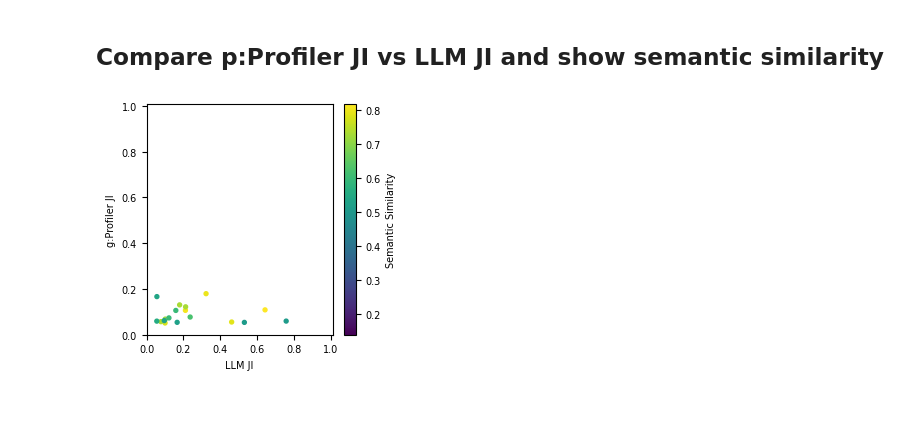
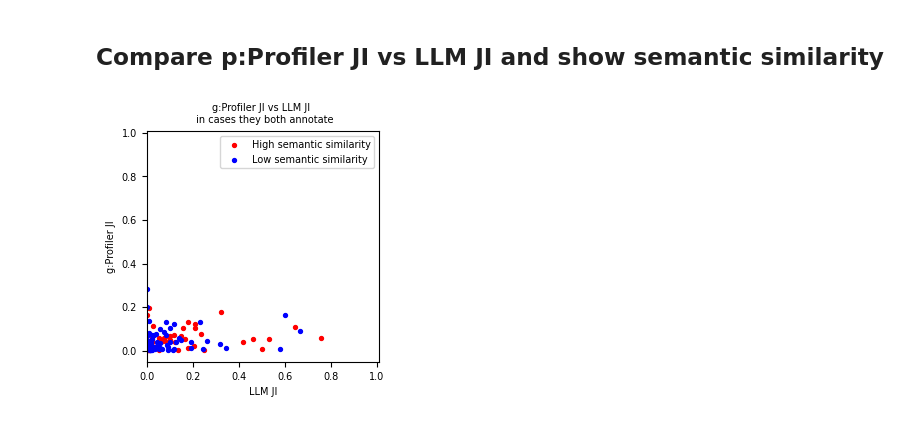
Before and after one commit to idekerlab/llm_evaluation_for_gene_set_interpretation, a Jupyter notebook: Analyze_gprofiler_annotation.ipynb, the cells around one changed output. Cells and saved outputs as stored; diff of their text form; code cells hidden in the pictures.

```diff
--- a/Analyze_gprofiler_annotation.ipynb
+++ b/Analyze_gprofiler_annotation.ipynb
@@ -472,7 +627,9 @@ sum(reduced_LLM_genes_by_apv_JI_DF['Term'] != reduced_LLM_genes_by_max_JI_DF['Te
 ## Computing semantic similarity of GO term name and LLM name when both methods yield a name using run_omics_sem_sim.py
 # %%
 # load the semantic similarity
-similarity_df = pd.read_csv("data/omics_revamped_LLM_gprofiler_new_gene_name_reduce_APV_add_JI_thresh_005_simVals_DF.tsv", sep="\t")
+# similarity_df = pd.read_csv("data/omics_revamped_LLM_gprofiler_new_gene_name_reduce_APV_add_JI_thresh_005_simVals_DF.tsv", sep="\t")
+similarity_df = pd.read_csv("data/omics_revamped_LLM_gprofiler_new_gene_name_DF_APV_only_simVals_DF.tsv", sep="\t")
+# similarity_df = pd.read_csv("data/omics_revamped_LLM_gprofiler_new_gene_name_DF_max_JI_significant_simVals_DF.tsv", sep="\t")
 print(similarity_df.shape)
 similarity_df.sort_values(by='LLM_name_GO_term_sim', ascending=False, inplace=True)
 similarity_df.head(5)
@@ -553,57 +718,53 @@ plt.show()
 # %%
 
 
-# Define the range of semantic similarity you're interested in
-similarity_min = 0.5
-similarity_max = 0.99
+# Define the semantic similarity threshold you're interested in splitting the data
+similarity_thre = 0.5
 
 y_field = 'gprofiler_JI'
 y_label = 'g:Profiler JI'
 x_field = 'LLM_JI'
 x_label = 'LLM JI'
 
 # y_field = 'gprofiler_coverage'
 # y_label = 'g:Profiler coverage'
 # x_field = 'LLM_coverage'
 # x_label = 'LLM coverage'
 
 # Filter the DataFrame
-filtered_data = both_success[(both_success['LLM_name_GO_term_sim'] >= similarity_min) &
-                             (both_success['LLM_name_GO_term_sim'] <= similarity_max)]
+filtered_data_high = both_success[both_success['LLM_name_GO_term_sim'] >= similarity_thre]
+filtered_data_low = both_success[both_success['LLM_name_GO_term_sim'] < similarity_thre]
 
 # LLM JI vs gprofiler JI, colored by the similarity with countinuous color
 plt.figure(figsize=(3,3))
 
-# Full range normalization
-full_range_norm = plt.Normalize(both_success['LLM_name_GO_term_sim'].min(), both_success['LLM_name_GO_term_sim'].max())
-
 # Create the scatter plot using the filtered data with explicit normalization
 # Here, we switch to using matplotlib directly
 sc = plt.scatter(
-    x=filtered_data[x_field],
-    y=filtered_data[y_field],
-    c=filtered_data['LLM_name_GO_term_sim'],  # Color by this column
-    cmap='viridis',
-    norm=full_range_norm,  # Explicitly use the full range for color normalization
-    s=8  # Set the size of the points
+    x=filtered_data_high[x_field],
+    y=filtered_data_high[y_field],
+    c='red',
+    s=8,  # Set the size of the points
+    label='High semantic similarity'
 )
-
+# plot the low similarity data
+plt.scatter(
+    x=filtered_data_low[x_field],
+    y=filtered_data_low[y_field],
+    c='blue',
+    s=8,  # Set the size of the points
+    label='Low semantic similarity'
+)
+plt.title('g:Profiler JI vs LLM JI \n in cases they both annotate')
 plt.xlabel(x_label)
 plt.ylabel(y_label)
+# plt.axvline(x=JI_thresh, color='black', linestyle='--', label='JI threshold')
+# plt.axhline(y=JI_thresh, color='black', linestyle='--')
+plt.xlim(0, 1.01)
+plt.ylim(-0.05, 1.01)
 
-plt.xlim(0, 1.01)
-plt.ylim(0, 1.01)
-# Setting the aspect of the plot to be equal
-# plt.gca().set_aspect('equal', adjustable='box')
-
-
-# Create a colorbar
-#norm = plt.Normalize(both_success['LLM_name_GO_term_sim'].min(), both_success['LLM_name_GO_term_sim'].max())
-sm = plt.cm.ScalarMappable(cmap='viridis', norm=full_range_norm)
-sm.set_array([])
-
-plt.colorbar(sm, label='Semantic Similarity')
+plt.legend()
 
 plt.show()
 # %% [output]
-[figure, old version]
+[figure, new version]
```
Also changed, not shown: parts of 25 cells of this notebook, 17 other files.
